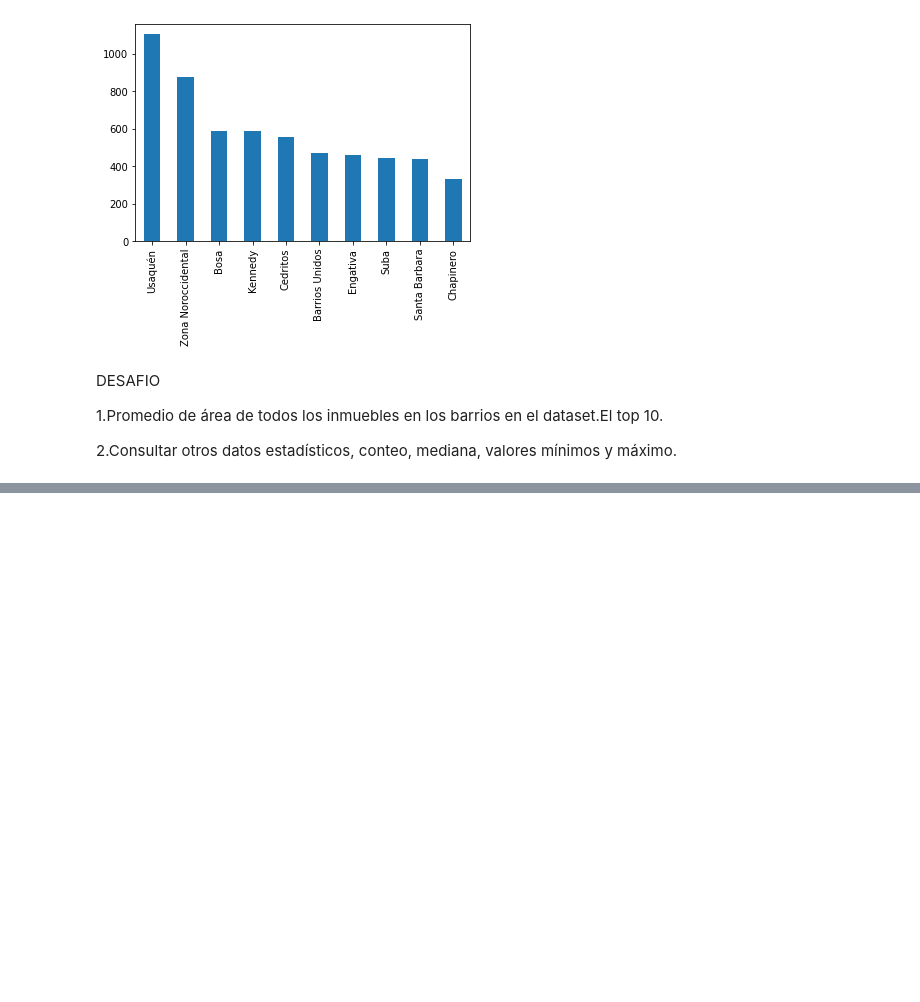
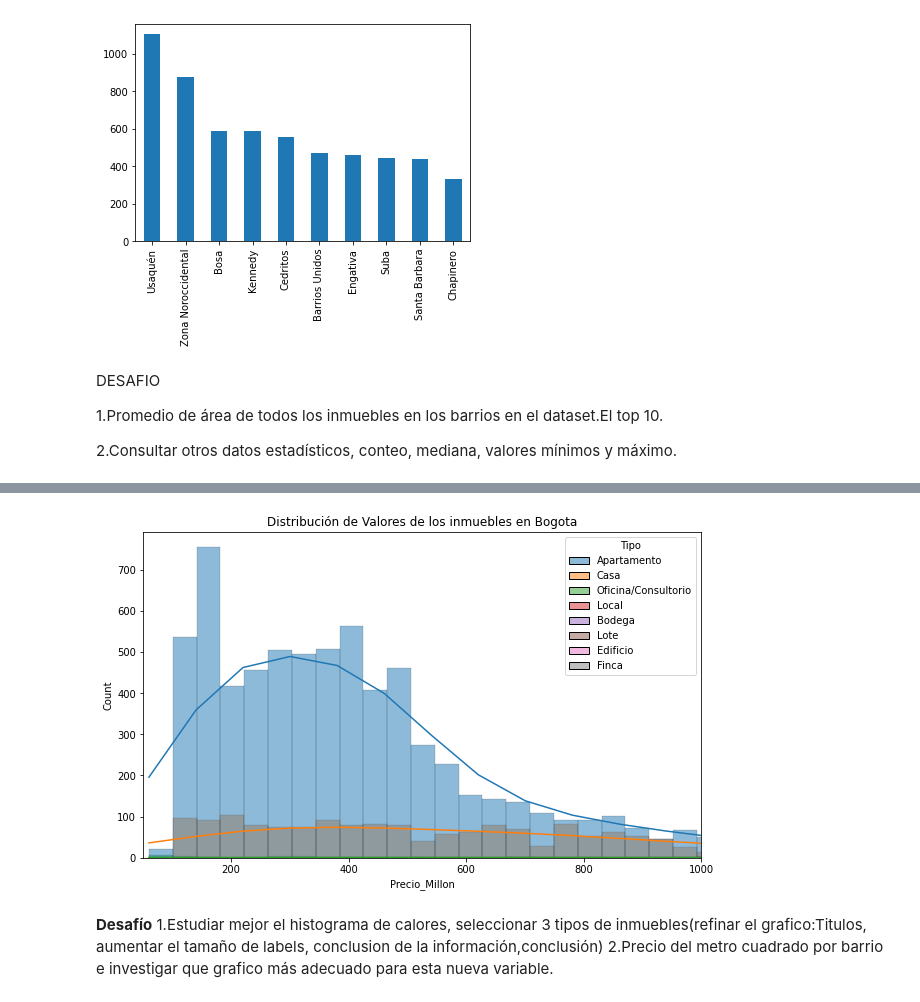
Before and after one commit to Maju0717/C--Pr-cticas, a Jupyter notebook: INMERSION_DATOS_AULA_1.ipynb, the cells around one changed output, grey strips where cells are left out. Saved outputs shown, nothing was run; the diff lists cells and outputs as text; code cells hidden in the pictures; blank space fills up the shorter version.

```diff
--- a/INMERSION_DATOS_AULA_1.ipynb
+++ b/INMERSION_DATOS_AULA_1.ipynb
@@ -246,0 +505,15 @@ DESAFIO
+# %%
+ import matplotlib.pyplot as plt
+ import seaborn as sns
+ plt.figure(figsize=(10,6))
+ grafica=sns.histplot(data=inmuebles, x='Precio_Millon', kde=True,hue='Tipo')
+ grafica.set_title('Distribución de Valores de los inmuebles en Bogota')
+ plt.xlim((50,1000))
+ plt.savefig('/content/drive/MyDrive/Inmersión de datos/DistribucionDeValores.png',format='png')
+ plt.show()
+# %% [output]
+[figure, added]
+# %% [markdown]
+**Desafío**
+1.Estudiar mejor el histograma de calores, seleccionar 3 tipos de inmuebles(refinar el grafico:Titulos, aumentar el tamaño de labels, conclusion de la información,conclusión)
+2.Precio del metro cuadrado por barrio e investigar que grafico más adecuado para esta nueva variable.
```
Also changed, not shown: parts of 30 cells of this notebook.
